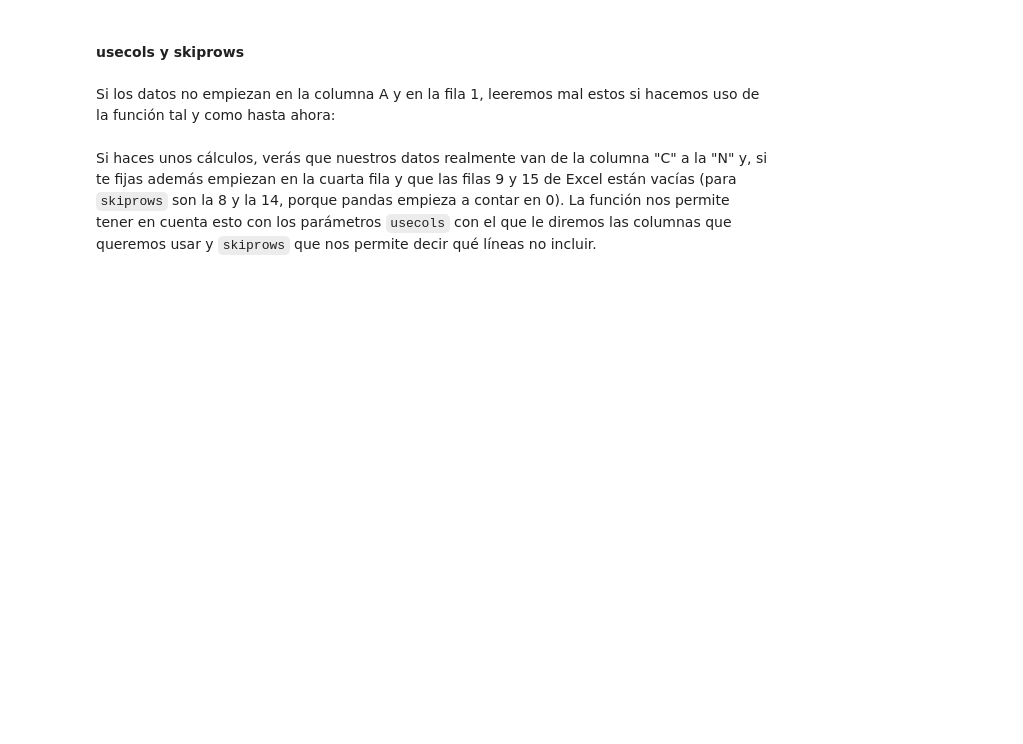
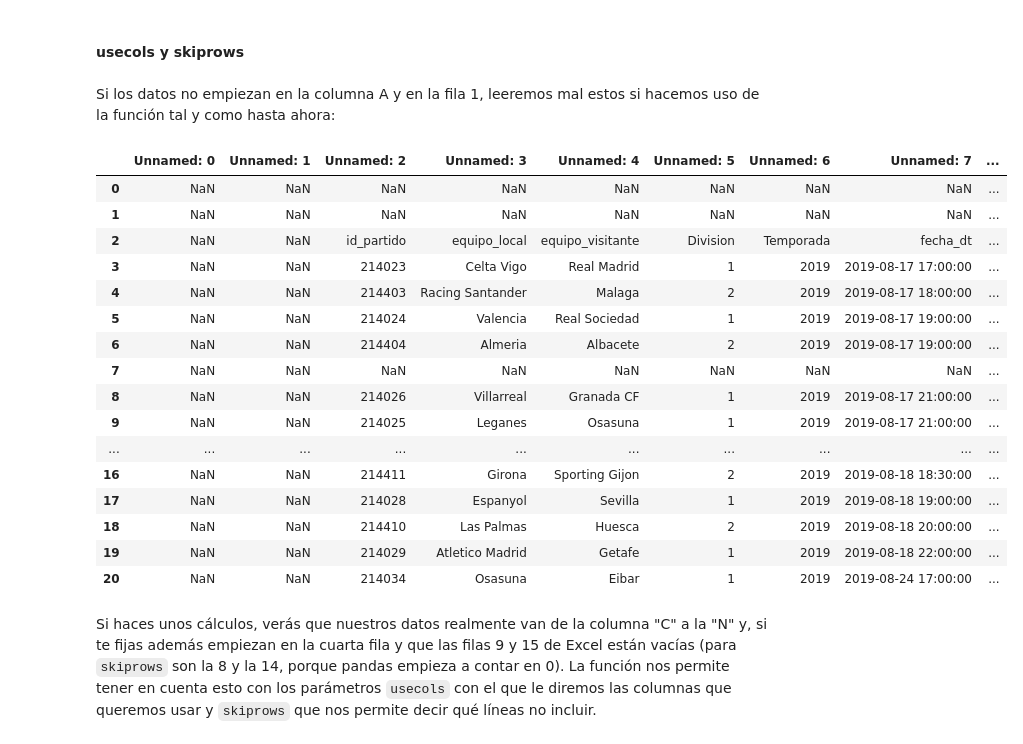
Before and after one commit to claudiomillanmartin/Claudio-Millan-Martin-DSOline, a Jupyter notebook: Bloque_3/03_Data_Analysis copia/02_Procesado_Datos_Internos_Ficheros/01_Workout/03_Ficheros_Excel.ipynb, the cells around one changed output. Cells and saved outputs as stored; diff of their text form; code cells hidden in the pictures; blank space fills up the shorter version.

```diff
--- a/Bloque_3/03_Data_Analysis copia/02_Procesado_Datos_Internos_Ficheros/01_Workout/03_Ficheros_Excel.ipynb
+++ b/Bloque_3/03_Data_Analysis copia/02_Procesado_Datos_Internos_Ficheros/01_Workout/03_Ficheros_Excel.ipynb
@@ -29,5 +105,26 @@ Tiene el mismo uso que en `read_csv`, sirve para indicar la columna que funciona
 #### usecols y skiprows
 # %% [markdown]
 Si los datos no empiezan en la columna A y en la fila 1, leeremos mal estos si hacemos uso de la función tal y como hasta ahora:
+# %%
+df = pd.read_excel("./data/df_liga_2019.xlsx", sheet_name = "futbol_3")
+df
+# %% [output]
+|  | Unnamed: 0 | Unnamed: 1 | Unnamed: 2 | Unnamed: 3 | Unnamed: 4 | Unnamed: 5 | Unnamed: 6 | Unnamed: 7 | ... |
+| 0 | NaN | NaN | NaN | NaN | NaN | NaN | NaN | NaN | ... |
+| 1 | NaN | NaN | NaN | NaN | NaN | NaN | NaN | NaN | ... |
+| 2 | NaN | NaN | id_partido | equipo_local | equipo_visitante | Division | Temporada | fecha_dt | ... |
+| 3 | NaN | NaN | 214023 | Celta Vigo | Real Madrid | 1 | 2019 | 2019-08-17 17:00:00 | ... |
+| 4 | NaN | NaN | 214403 | Racing Santander | Malaga | 2 | 2019 | 2019-08-17 18:00:00 | ... |
+| 5 | NaN | NaN | 214024 | Valencia | Real Sociedad | 1 | 2019 | 2019-08-17 19:00:00 | ... |
+| 6 | NaN | NaN | 214404 | Almeria | Albacete | 2 | 2019 | 2019-08-17 19:00:00 | ... |
+| 7 | NaN | NaN | NaN | NaN | NaN | NaN | NaN | NaN | ... |
+| 8 | NaN | NaN | 214026 | Villarreal | Granada CF | 1 | 2019 | 2019-08-17 21:00:00 | ... |
+| 9 | NaN | NaN | 214025 | Leganes | Osasuna | 1 | 2019 | 2019-08-17 21:00:00 | ... |
+| ... | ... | ... | ... | ... | ... | ... | ... | ... | ... |
+| 16 | NaN | NaN | 214411 | Girona | Sporting Gijon | 2 | 2019 | 2019-08-18 18:30:00 | ... |
+| 17 | NaN | NaN | 214028 | Espanyol | Sevilla | 1 | 2019 | 2019-08-18 19:00:00 | ... |
+| 18 | NaN | NaN | 214410 | Las Palmas | Huesca | 2 | 2019 | 2019-08-18 20:00:00 | ... |
+| 19 | NaN | NaN | 214029 | Atletico Madrid | Getafe | 1 | 2019 | 2019-08-18 22:00:00 | ... |
+| 20 | NaN | NaN | 214034 | Osasuna | Eibar | 1 | 2019 | 2019-08-24 17:00:00 | ... |
 # %% [markdown]
 Si haces unos cálculos, verás que nuestros datos realmente van de la columna "C" a la "N" y, si te fijas además empiezan en la cuarta fila y que las filas 9 y 15 de Excel están vacías (para `skiprows` son la 8 y la 14, porque pandas empieza a contar en 0). La función nos permite tener en cuenta esto con los parámetros `usecols` con el que le diremos las columnas que queremos usar y `skiprows` que nos permite decir qué líneas no incluir.
```
Also changed, not shown: parts of 6 cells of this notebook, 10 other files.
